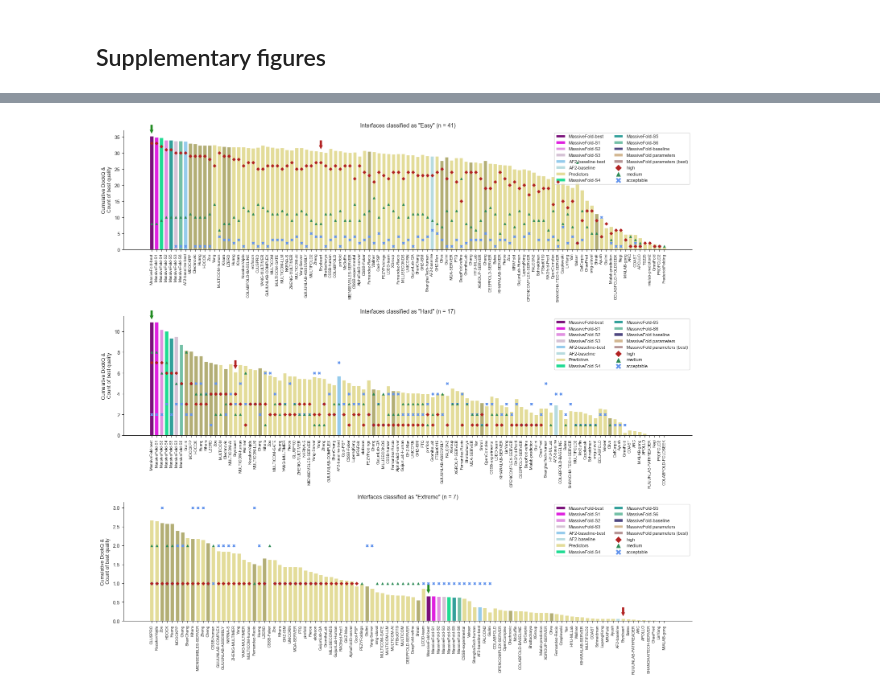
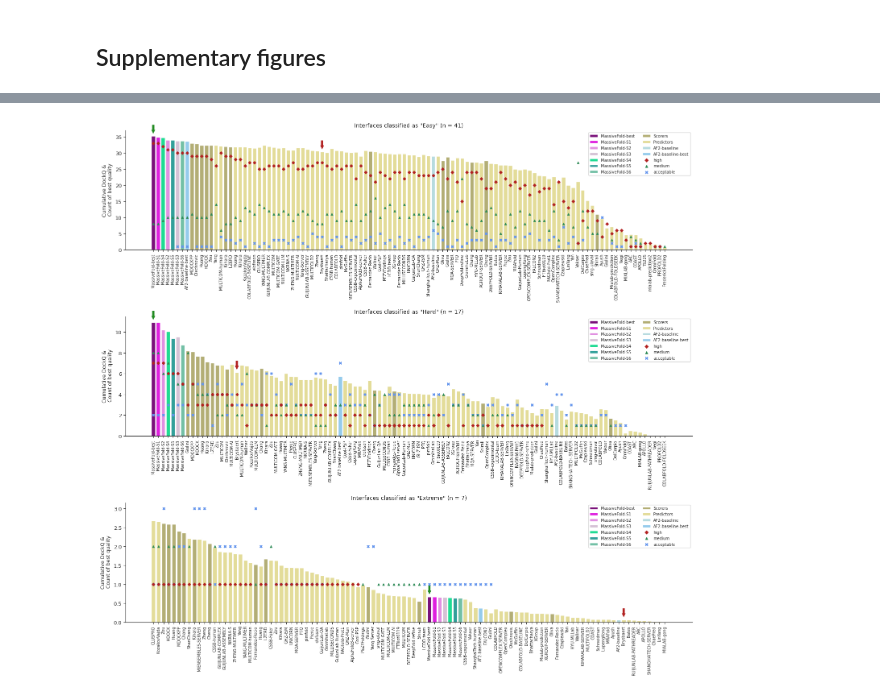
Before and after one commit to GBLille/CASP16-CAPRI_MassiveFold_Data, a Jupyter notebook: paper/figures.ipynb, the cells around one changed output, grey strips where cells are left out. Cells and saved outputs as stored; diff of their text form; code cells hidden in the pictures.

Commit message:
Corrections in plots and new miscellaneous plots added

```diff
--- a/paper/figures.ipynb
+++ b/paper/figures.ipynb
@@ -171,7 +171,7 @@ def plot_ranking(df, ax, save='', do='show', new_styles=None, palette=None):
     df["name_participant"] = df["name"] + "_" + df["participant"]
 
     if not palette:
-        palette = { "Predictors": "mediumturquoise", "Scorer": "cadetblue", "MassiveFold-best": "darkslategray" }
+        palette = { "Predictors": "mediumturquoise", "Scorers": "cadetblue", "MassiveFold-best": "darkslategray" }
 
     cumumative_dockqs = df\
         .groupby(['target_id', 'name_participant'])['dockq'].max().reset_index()\
@@ -189,7 +189,10 @@ def plot_ranking(df, ax, save='', do='show', new_styles=None, palette=None):
     final_df["participant"] = final_df["name_participant"].str.split('_').str[-1]
     unique_participants = final_df["participant"].unique().tolist()
     mf_participants = [
-        i for i in ["MassiveFold-best", "MassiveFold-S1", "MassiveFold-S2", "MassiveFold-S3", "AF2-baseline-best", "AF2-baseline"]
+        i for i in [
+            "MassiveFold-best", "MassiveFold-S1", "MassiveFold-S2", "MassiveFold-S3",
+            "MassiveFold-S4", "MassiveFold-S5", "MassiveFold-S6", "MassiveFold-S7"
+            "AF2-baseline-best", "AF2-baseline"]
         if i in unique_participants
     ]
     others = [ i for i in unique_participants if i not in mf_participants ]
@@ -397,0 +401,28 @@ plt.show()
+# %%
+# d: median ipTM with AF2 baseline
+fig, axes = plt.subplots()
+
+iptm_per_diff["AF2 baseline's median ipTM"] = iptm_per_diff["Interfaces median ipTM"].copy()
+#.rename(columns={"Interfaces median ipTM": "AF2 baseline's median ipTM"})
+ax = sns.boxplot(iptm_per_diff, y="AF2 baseline's median ipTM", hue='difficulty',
+            palette=cat_palette, boxprops={"edgecolor": "none"}, flierprops={"marker": "x"})
+for y_val in [0.8, 0.65, 0.57]:
+    ax.axhline(y=y_val, color='firebrick', linestyle='--', linewidth=1)
+        # Get the x-limit and position label slightly beyond the right edge
+    x_max = ax.get_xlim()[1]
+    ax.text(
+        x_max + 0.02, y_val,  # position to the right of the plot
+        f"{y_val:.2f}",
+        va='center', ha='left',
+        fontsize=9, color='firebrick'
+    )
+
+axes.set_xticks([])
+axes.set_xlabel('Difficulty')
+for artist in axes.artists:
+    artist.set_alpha(alpha)
+
+sns.despine()
+plt.tight_layout()
+plt.show()
+#plt.savefig("Figure_1d_threshold.png", dpi=200)
@@ -407,7 +440,7 @@ all_palette = {
     "MassiveFold-S4": "mediumspringgreen",
     "MassiveFold-S5": "lightseagreen",
     "MassiveFold-S6": "mediumaquamarine",
-    "Scorer": "darkkhaki",
+    "Scorers": "darkkhaki",
     "Predictors": "khaki",
     "AF2-baseline": "powderblue",
     "AF2-baseline-best": "lightskyblue"
@@ -437,5 +470,5 @@ ax.legend(ordered_handles, ordered_labels, ncol=2, fontsize=14)
 ax.set_ylabel(ax.get_ylabel(), fontsize=14)
 plt.tight_layout()
 plt.show()
-#plt.savefig("./Figure_2.png", dpi=300)
+#plt.savefig("./Figure_2.svg", dpi=300)
 # %% [output]
@@ -475,7 +508,7 @@ all_palette = {
     "AF2-baseline-best": "lightskyblue", "AF2-baseline": "powderblue", "AF3-best": "gold",
     "AF2-all-best": "firebrick", "AF2-all": "lightcoral", "AF2-v3-best": "lightskyblue",
     "AF2-v3": "powderblue", "AF2-v2-best": "darkgoldenrod", "AF2-v2": "darkorange",
-    "AF2-v1-best": "darkgreen", "AF2-v1": "lime", "Scorer": "darkkhaki", "Predictors": "khaki",
+    "AF2-v1-best": "darkgreen", "AF2-v1": "lime", "Scorers": "darkkhaki", "Predictors": "khaki",
 }
 
 df_methods = strategies[["target_id", "difficulty"]].drop_duplicates(ignore_index=True)
@@ -948,21 +981,21 @@ plt.show()
 # %%
 sns.set_style('ticks')
 fig, axes = plt.subplots(nrows=3, ncols=1, figsize=(15, 14))
 ylabel_fontsize, xlabel_fontsize, ytick_fontsize, xtick_fontsize, title_fontsize = 9, 9, 9, 7, 10
 styles = {"sizes": 15, "linewidth": {"high": 0.7, "medium": 0.7, "acceptable": 2}}
 for i, (ax, difficulty) in enumerate(zip(axes.flatten(), ["easy", "hard", "extreme"])):
     df = strategies[(strategies["difficulty"] == difficulty)].copy()
     final_df, ax = plot_ranking(df, ax=ax, palette=all_palette, new_styles=styles)
     ax.set_ylabel("Cumulative DockQ &\n Count of best quality", fontsize=ylabel_fontsize)
     ax.tick_params(axis='y', labelsize=ytick_fontsize)
     ax.tick_params(axis='x', labelsize=xtick_fontsize)
     ax.set_title(f'Interfaces classified as "{difficulty.capitalize()}" (n = {len(df["target_id"].unique())})', fontsize=title_fontsize)
-    ax.legend(handles=handles, ncol=2, fontsize=8)
+    ax.legend(handles=ordered_handles, ncol=2, fontsize=7)
 plt.tight_layout()
 plt.show()
 #plt.savefig("./Figure_S2.png", dpi=300)
 # %% [output]
-[figure, old version]
+[figure, new version]
 # %%
 sns.set_style("whitegrid")
 fig, axes = plt.subplots(nrows=3, ncols=1, figsize=(10, 11))
```
Also changed, not shown: parts of 13 cells of this notebook.
